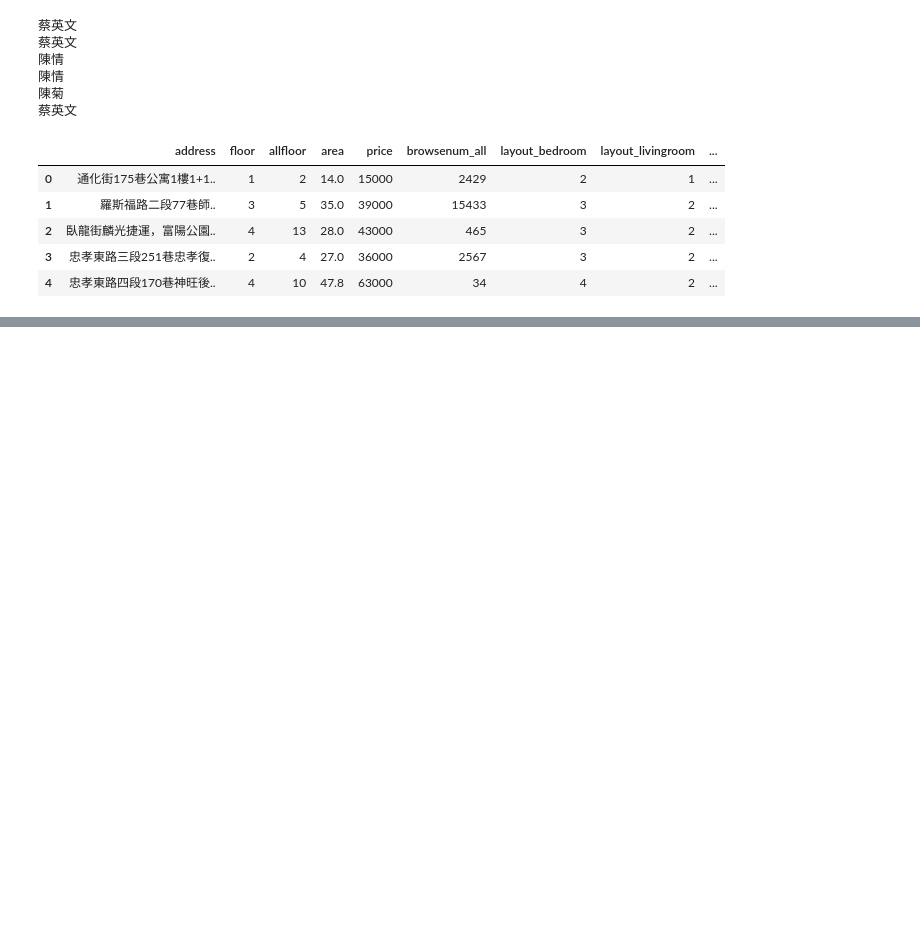
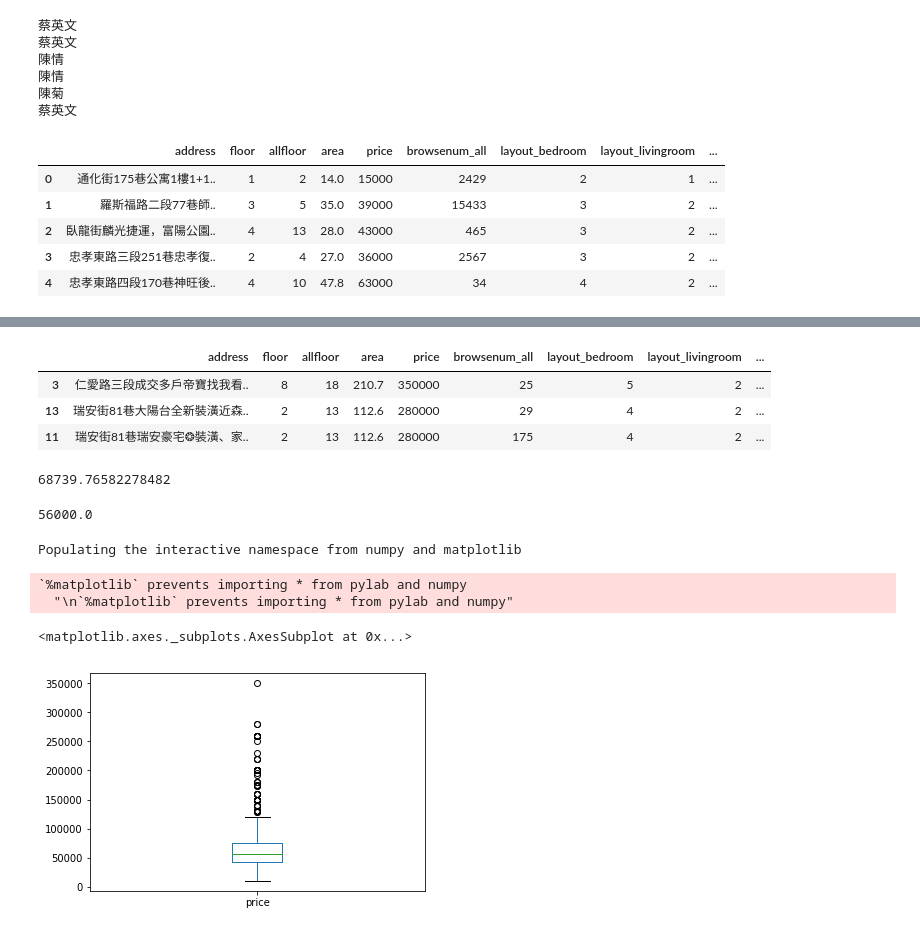
Before and after one commit to ywchiu/transglobepy, a Jupyter notebook: Demo20190614.ipynb, the cells around one changed output, grey strips where cells are left out. Drawn from its saved outputs; the diff is of its cells as text; code cells hidden in the pictures; blank space fills up the shorter version.

```diff
--- a/Demo20190614.ipynb
+++ b/Demo20190614.ipynb
@@ -550,0 +658,2 @@ df.head()
+# %%
+df[['layout_bedroom','layout_livingroom', 'layout_bathroom']] = df['layout'].str.extract('(\d+)房(\d+)廳(\d+)衛')
@@ -550,0 +669,6 @@ df.head()
+# %%
+df.dropna(inplace=True)
+# %%
+df['layout_bedroom'] = df['layout_bedroom'].astype(int)
+df['layout_livingroom'] = df['layout_livingroom'].astype(int)
+df['layout_bathroom'] = df['layout_bathroom'].astype(int)
@@ -550,0 +758,18 @@ df.head()
+# %%
+df = df[df['floor'] != 100]
+# %%
+# select * from df order by price desc limit 3
+df.sort_values('price', ascending=False).head(3)
+# %% [output]
+|  | address | floor | allfloor | area | price | browsenum_all | layout_bedroom | layout_livingroom | ... |
+| 3 | 仁愛路三段成交多戶帝寶找我看.. | 8 | 18 | 210.7 | 350000 | 25 | 5 | 2 | ... |
+| 13 | 瑞安街81巷大陽台全新裝潢近森.. | 2 | 13 | 112.6 | 280000 | 29 | 4 | 2 | ... |
+| 11 | 瑞安街81巷瑞安豪宅❂裝潢、家.. | 2 | 13 | 112.6 | 280000 | 175 | 4 | 2 | ... |
+# %%
+df['price'].mean()
+# %% [output]
+68739.76582278482
+# %%
+df['price'].median()
+# %% [output]
+56000.0
@@ -550,0 +778,9 @@ df.head()
+# %%
+%pylab inline
+df['price'].plot(kind = 'box')
+# %% [output]
+Populating the interactive namespace from numpy and matplotlib
+`%matplotlib` prevents importing * from pylab and numpy
+  "\n`%matplotlib` prevents importing * from pylab and numpy"
+<matplotlib.axes._subplots.AxesSubplot at 0x...>
+[figure, added]
```
Also changed, not shown: parts of 65 cells of this notebook, 1 other file.
